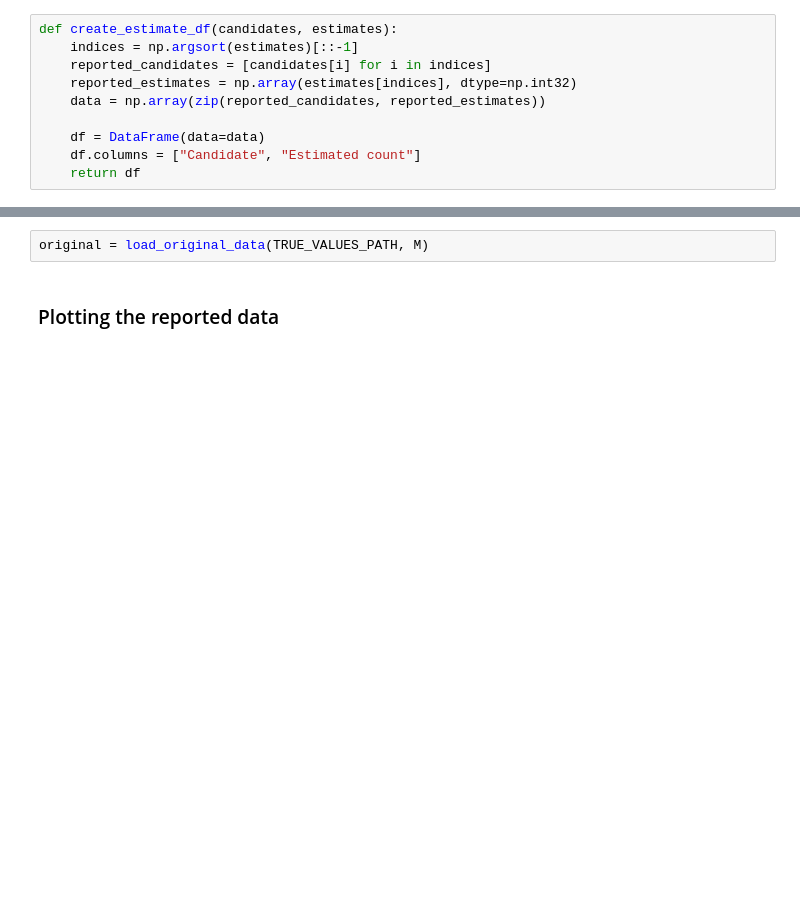
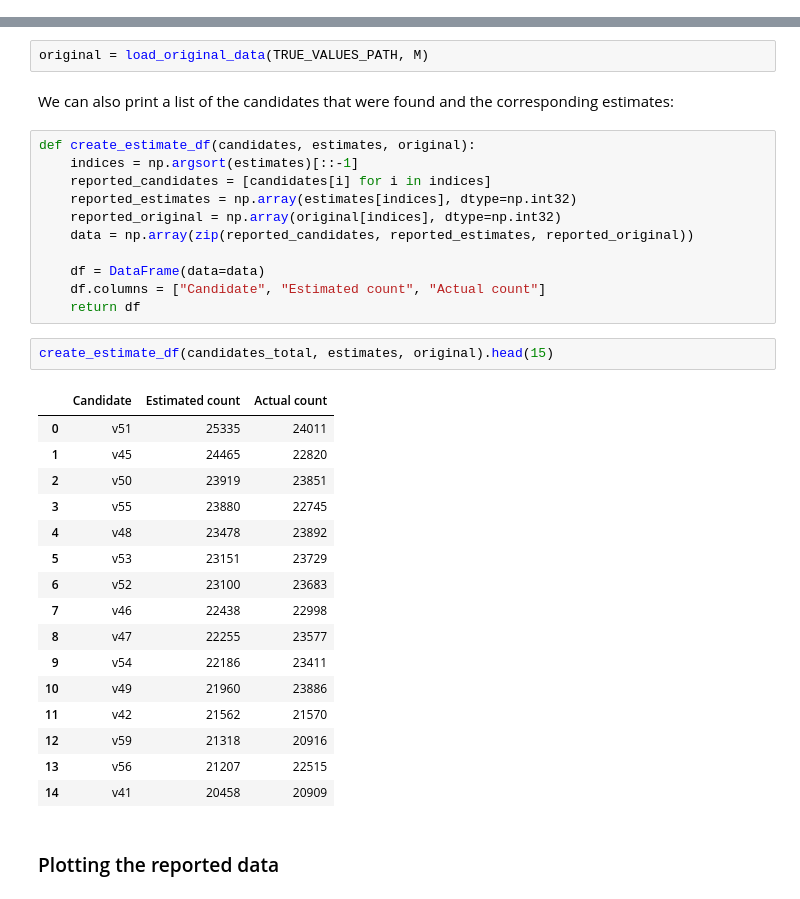
Before and after one commit to mozilla/rappor-aggregator, a Jupyter notebook: RAPPOR.ipynb, the cells around one changed output, grey strips where cells are left out. Cells and saved outputs as stored; diff of their text form; blank space fills up the shorter version.

```diff
--- a/RAPPOR.ipynb
+++ b/RAPPOR.ipynb
@@ -565,10 +584,0 @@ Finally, we can print a list of the candidates that were found and the correspon
-# %%
-def create_estimate_df(candidates, estimates):
-    indices = np.argsort(estimates)[::-1]
-    reported_candidates = [candidates[i] for i in indices]
-    reported_estimates = np.array(estimates[indices], dtype=np.int32)
-    data = np.array(zip(reported_candidates, reported_estimates))
-
-    df = DataFrame(data=data)
-    df.columns = ["Candidate", "Estimated count"]
-    return df
@@ -615,6 +611,38 @@ def load_original_data(true_values_path, M):
 M = 200
 # %%
 original = load_original_data(TRUE_VALUES_PATH, M)
+# %% [markdown]
+We can also print a list of the candidates that were found and the corresponding estimates:
+# %%
+def create_estimate_df(candidates, estimates, original):
+    indices = np.argsort(estimates)[::-1]
+    reported_candidates = [candidates[i] for i in indices]
+    reported_estimates = np.array(estimates[indices], dtype=np.int32)
+    reported_original = np.array(original[indices], dtype=np.int32)
+    data = np.array(zip(reported_candidates, reported_estimates, reported_original))
+
+    df = DataFrame(data=data)
+    df.columns = ["Candidate", "Estimated count", "Actual count"]
+    return df
+# %%
+create_estimate_df(candidates_total, estimates, original).head(15)
+# %% [output]
+|  | Candidate | Estimated count | Actual count |
+| 0 | v51 | 25335 | 24011 |
+| 1 | v45 | 24465 | 22820 |
+| 2 | v50 | 23919 | 23851 |
+| 3 | v55 | 23880 | 22745 |
+| 4 | v48 | 23478 | 23892 |
+| 5 | v53 | 23151 | 23729 |
+| 6 | v52 | 23100 | 23683 |
+| 7 | v46 | 22438 | 22998 |
+| 8 | v47 | 22255 | 23577 |
+| 9 | v54 | 22186 | 23411 |
+| 10 | v49 | 21960 | 23886 |
+| 11 | v42 | 21562 | 21570 |
+| 12 | v59 | 21318 | 20916 |
+| 13 | v56 | 21207 | 22515 |
+| 14 | v41 | 20458 | 20909 |
 # %% [markdown]
 ### Plotting the reported data
 # %% [markdown]
```
Also changed, not shown: parts of 39 cells of this notebook.
